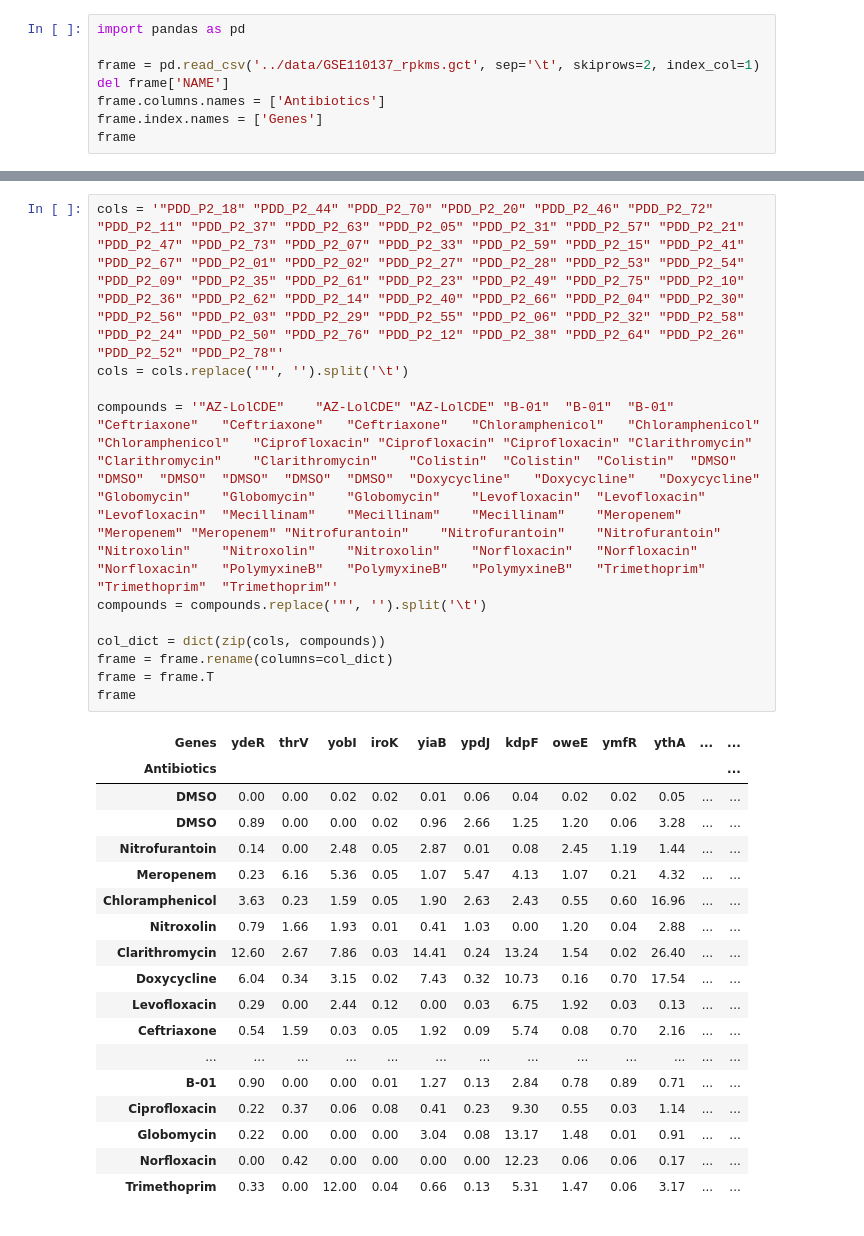
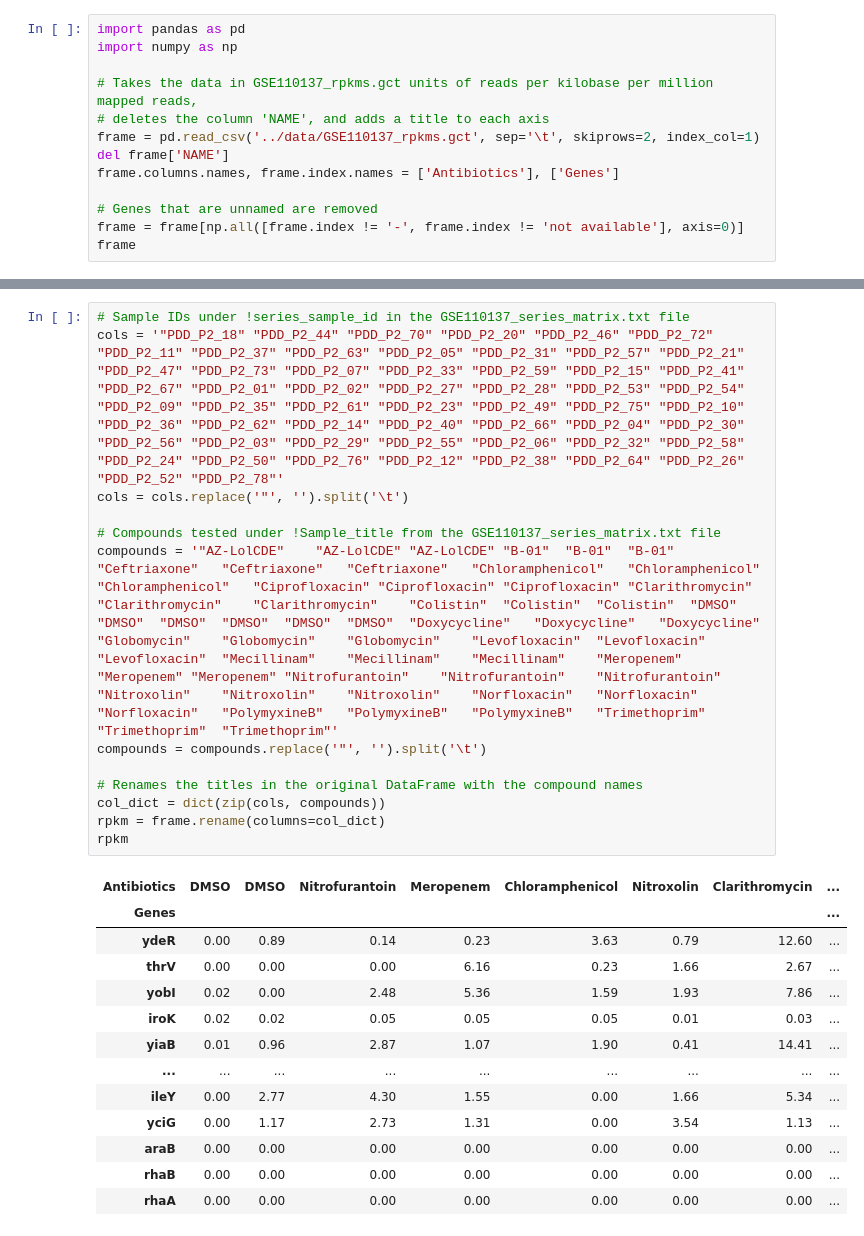
Before and after one commit to azwang10/20.440-spring-2020-project, a Jupyter notebook: code/clustermap_test.ipynb, the cells around one changed output, grey strips where cells are left out. Cells and saved outputs as stored; diff of their text form.

```diff
--- a/code/clustermap_test.ipynb
+++ b/code/clustermap_test.ipynb
@@ -1,10 +1,15 @@
 # %%
 import pandas as pd
+import numpy as np
 
+# Takes the data in GSE110137_rpkms.gct units of reads per kilobase per million mapped reads,
+# deletes the column 'NAME', and adds a title to each axis
 frame = pd.read_csv('../data/GSE110137_rpkms.gct', sep='\t', skiprows=2, index_col=1)
 del frame['NAME']
-frame.columns.names = ['Antibiotics']
-frame.index.names = ['Genes']
+frame.columns.names, frame.index.names = ['Antibiotics'], ['Genes']
+
+# Genes that are unnamed are removed
+frame = frame[np.all([frame.index != '-', frame.index != 'not available'], axis=0)]
 frame
 # %% [output]
 | Antibiotics | PDD_P2_01 | PDD_P2_02 | PDD_P2_03 | PDD_P2_04 | PDD_P2_05 | PDD_P2_06 | PDD_P2_07 | PDD_P2_09 | PDD_P2_10 | ... |
@@ -44,30 +29,27 @@ frame
 # %%
+# Sample IDs under !series_sample_id in the GSE110137_series_matrix.txt file
 cols = '"PDD_P2_18"	"PDD_P2_44"	"PDD_P2_70"	"PDD_P2_20"	"PDD_P2_46"	"PDD_P2_72"	"PDD_P2_11"	"PDD_P2_37"	"PDD_P2_63"	"PDD_P2_05"	"PDD_P2_31"	"PDD_P2_57"	"PDD_P2_21"	"PDD_P2_47"	"PDD_P2_73"	"PDD_P2_07"	"PDD_P2_33"	"PDD_P2_59"	"PDD_P2_15"	"PDD_P2_41"	"PDD_P2_67"	"PDD_P2_01"	"PDD_P2_02"	"PDD_P2_27"	"PDD_P2_28"	"PDD_P2_53"	"PDD_P2_54"	"PDD_P2_09"	"PDD_P2_35"	"PDD_P2_61"	"PDD_P2_23"	"PDD_P2_49"	"PDD_P2_75"	"PDD_P2_10"	"PDD_P2_36"	"PDD_P2_62"	"PDD_P2_14"	"PDD_P2_40"	"PDD_P2_66"	"PDD_P2_04"	"PDD_P2_30"	"PDD_P2_56"	"PDD_P2_03"	"PDD_P2_29"	"PDD_P2_55"	"PDD_P2_06"	"PDD_P2_32"	"PDD_P2_58"	"PDD_P2_24"	"PDD_P2_50"	"PDD_P2_76"	"PDD_P2_12"	"PDD_P2_38"	"PDD_P2_64"	"PDD_P2_26"	"PDD_P2_52"	"PDD_P2_78"'
 cols = cols.replace('"', '').split('\t')
 
+# Compounds tested under !Sample_title from the GSE110137_series_matrix.txt file
 compounds = '"AZ-LolCDE"	"AZ-LolCDE"	"AZ-LolCDE"	"B-01"	"B-01"	"B-01"	"Ceftriaxone"	"Ceftriaxone"	"Ceftriaxone"	"Chloramphenicol"	"Chloramphenicol"	"Chloramphenicol"	"Ciprofloxacin"	"Ciprofloxacin"	"Ciprofloxacin"	"Clarithromycin"	"Clarithromycin"	"Clarithromycin"	"Colistin"	"Colistin"	"Colistin"	"DMSO"	"DMSO"	"DMSO"	"DMSO"	"DMSO"	"DMSO"	"Doxycycline"	"Doxycycline"	"Doxycycline"	"Globomycin"	"Globomycin"	"Globomycin"	"Levofloxacin"	"Levofloxacin"	"Levofloxacin"	"Mecillinam"	"Mecillinam"	"Mecillinam"	"Meropenem"	"Meropenem"	"Meropenem"	"Nitrofurantoin"	"Nitrofurantoin"	"Nitrofurantoin"	"Nitroxolin"	"Nitroxolin"	"Nitroxolin"	"Norfloxacin"	"Norfloxacin"	"Norfloxacin"	"PolymyxineB"	"PolymyxineB"	"PolymyxineB"	"Trimethoprim"	"Trimethoprim"	"Trimethoprim"'
 compounds = compounds.replace('"', '').split('\t')
 
+# Renames the titles in the original DataFrame with the compound names
 col_dict = dict(zip(cols, compounds))
-frame = frame.rename(columns=col_dict)
-frame = frame.T
-frame
+rpkm = frame.rename(columns=col_dict)
+rpkm
 # %% [output]
-| Genes | ydeR | thrV | yobI | iroK | yiaB | ypdJ | kdpF | oweE | ymfR | ythA | ... | ... |
-| Antibiotics |  |  |  |  |  |  |  |  |  |  |  | ... |
-| DMSO | 0.00 | 0.00 | 0.02 | 0.02 | 0.01 | 0.06 | 0.04 | 0.02 | 0.02 | 0.05 | ... | ... |
-| DMSO | 0.89 | 0.00 | 0.00 | 0.02 | 0.96 | 2.66 | 1.25 | 1.20 | 0.06 | 3.28 | ... | ... |
-| Nitrofurantoin | 0.14 | 0.00 | 2.48 | 0.05 | 2.87 | 0.01 | 0.08 | 2.45 | 1.19 | 1.44 | ... | ... |
-| Meropenem | 0.23 | 6.16 | 5.36 | 0.05 | 1.07 | 5.47 | 4.13 | 1.07 | 0.21 | 4.32 | ... | ... |
-| Chloramphenicol | 3.63 | 0.23 | 1.59 | 0.05 | 1.90 | 2.63 | 2.43 | 0.55 | 0.60 | 16.96 | ... | ... |
-| Nitroxolin | 0.79 | 1.66 | 1.93 | 0.01 | 0.41 | 1.03 | 0.00 | 1.20 | 0.04 | 2.88 | ... | ... |
-| Clarithromycin | 12.60 | 2.67 | 7.86 | 0.03 | 14.41 | 0.24 | 13.24 | 1.54 | 0.02 | 26.40 | ... | ... |
-| Doxycycline | 6.04 | 0.34 | 3.15 | 0.02 | 7.43 | 0.32 | 10.73 | 0.16 | 0.70 | 17.54 | ... | ... |
-| Levofloxacin | 0.29 | 0.00 | 2.44 | 0.12 | 0.00 | 0.03 | 6.75 | 1.92 | 0.03 | 0.13 | ... | ... |
-| Ceftriaxone | 0.54 | 1.59 | 0.03 | 0.05 | 1.92 | 0.09 | 5.74 | 0.08 | 0.70 | 2.16 | ... | ... |
-| ... | ... | ... | ... | ... | ... | ... | ... | ... | ... | ... | ... | ... |
-| B-01 | 0.90 | 0.00 | 0.00 | 0.01 | 1.27 | 0.13 | 2.84 | 0.78 | 0.89 | 0.71 | ... | ... |
-| Ciprofloxacin | 0.22 | 0.37 | 0.06 | 0.08 | 0.41 | 0.23 | 9.30 | 0.55 | 0.03 | 1.14 | ... | ... |
-| Globomycin | 0.22 | 0.00 | 0.00 | 0.00 | 3.04 | 0.08 | 13.17 | 1.48 | 0.01 | 0.91 | ... | ... |
-| Norfloxacin | 0.00 | 0.42 | 0.00 | 0.00 | 0.00 | 0.00 | 12.23 | 0.06 | 0.06 | 0.17 | ... | ... |
-| Trimethoprim | 0.33 | 0.00 | 12.00 | 0.04 | 0.66 | 0.13 | 5.31 | 1.47 | 0.06 | 3.17 | ... | ... |
+| Antibiotics | DMSO | DMSO | Nitrofurantoin | Meropenem | Chloramphenicol | Nitroxolin | Clarithromycin | ... |
+| Genes |  |  |  |  |  |  |  | ... |
+| ydeR | 0.00 | 0.89 | 0.14 | 0.23 | 3.63 | 0.79 | 12.60 | ... |
+| thrV | 0.00 | 0.00 | 0.00 | 6.16 | 0.23 | 1.66 | 2.67 | ... |
+| yobI | 0.02 | 0.00 | 2.48 | 5.36 | 1.59 | 1.93 | 7.86 | ... |
+| iroK | 0.02 | 0.02 | 0.05 | 0.05 | 0.05 | 0.01 | 0.03 | ... |
+| yiaB | 0.01 | 0.96 | 2.87 | 1.07 | 1.90 | 0.41 | 14.41 | ... |
+| ... | ... | ... | ... | ... | ... | ... | ... | ... |
+| ileY | 0.00 | 2.77 | 4.30 | 1.55 | 0.00 | 1.66 | 5.34 | ... |
+| yciG | 0.00 | 1.17 | 2.73 | 1.31 | 0.00 | 3.54 | 1.13 | ... |
+| araB | 0.00 | 0.00 | 0.00 | 0.00 | 0.00 | 0.00 | 0.00 | ... |
+| rhaB | 0.00 | 0.00 | 0.00 | 0.00 | 0.00 | 0.00 | 0.00 | ... |
+| rhaA | 0.00 | 0.00 | 0.00 | 0.00 | 0.00 | 0.00 | 0.00 | ... |
```
Also changed, not shown: parts of 6 cells of this notebook, 2 other files.
